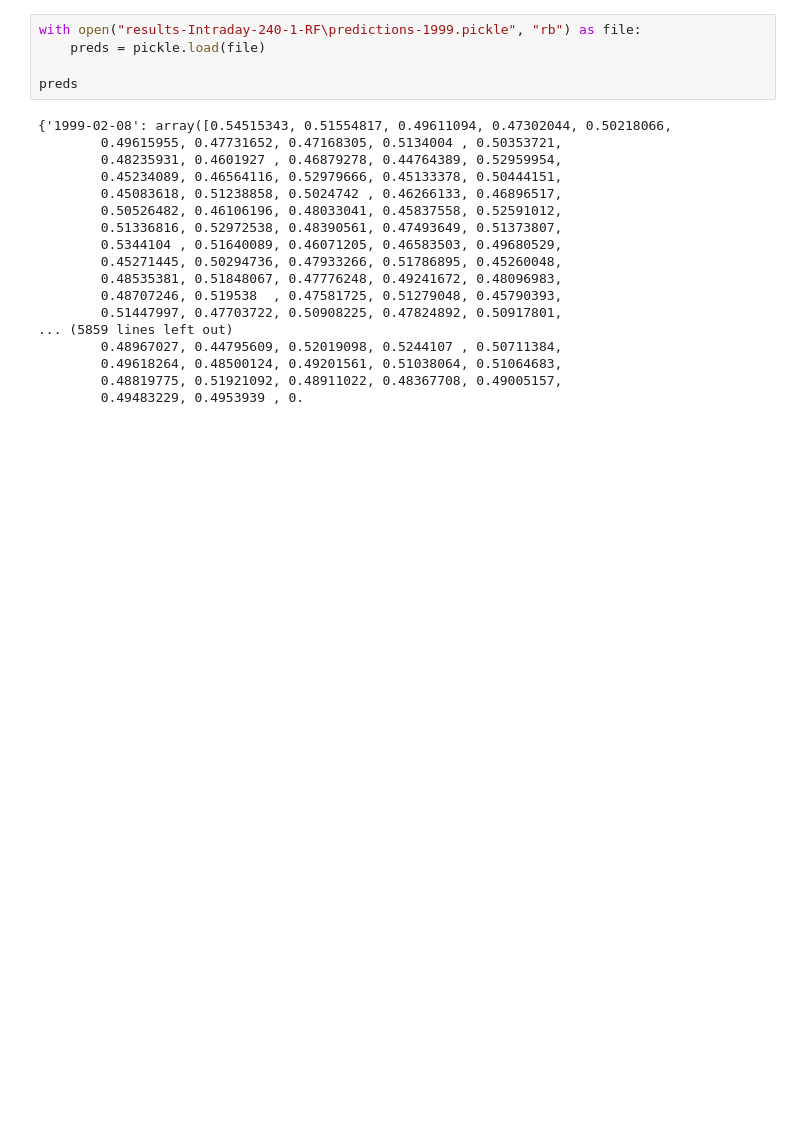
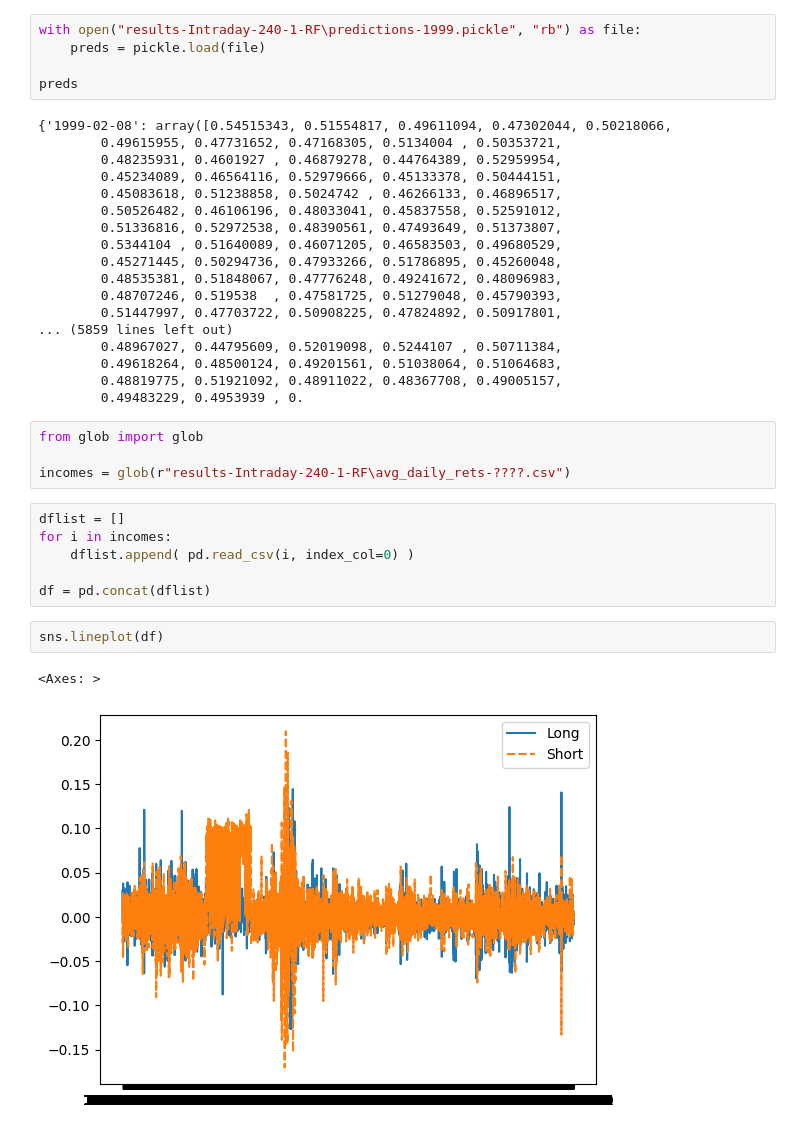
Before and after one commit to FancyEveryDay/Stock-market-forecasting, a Jupyter notebook: data.ipynb, the cells around one changed output. Drawn from its saved outputs; the diff is of its cells as text; blank space fills up the shorter version.

Commit message:
Analyzing results from sim

```diff
--- a/data.ipynb
+++ b/data.ipynb
@@ -192,3 +192,18 @@ preds
         0.49618264, 0.48500124, 0.49201561, 0.51038064, 0.51064683,
         0.48819775, 0.51921092, 0.48911022, 0.48367708, 0.49005157,
         0.49483229, 0.4953939 , 0.
+# %%
+from glob import glob
+
+incomes = glob(r"results-Intraday-240-1-RF\avg_daily_rets-????.csv")
+# %%
+dflist = []
+for i in incomes:
+    dflist.append( pd.read_csv(i, index_col=0) )
+
+df = pd.concat(dflist)
+# %%
+sns.lineplot(df)
+# %% [output]
+<Axes: >
+[figure, added]
```
Also changed, not shown: parts of 2 cells of this notebook.
